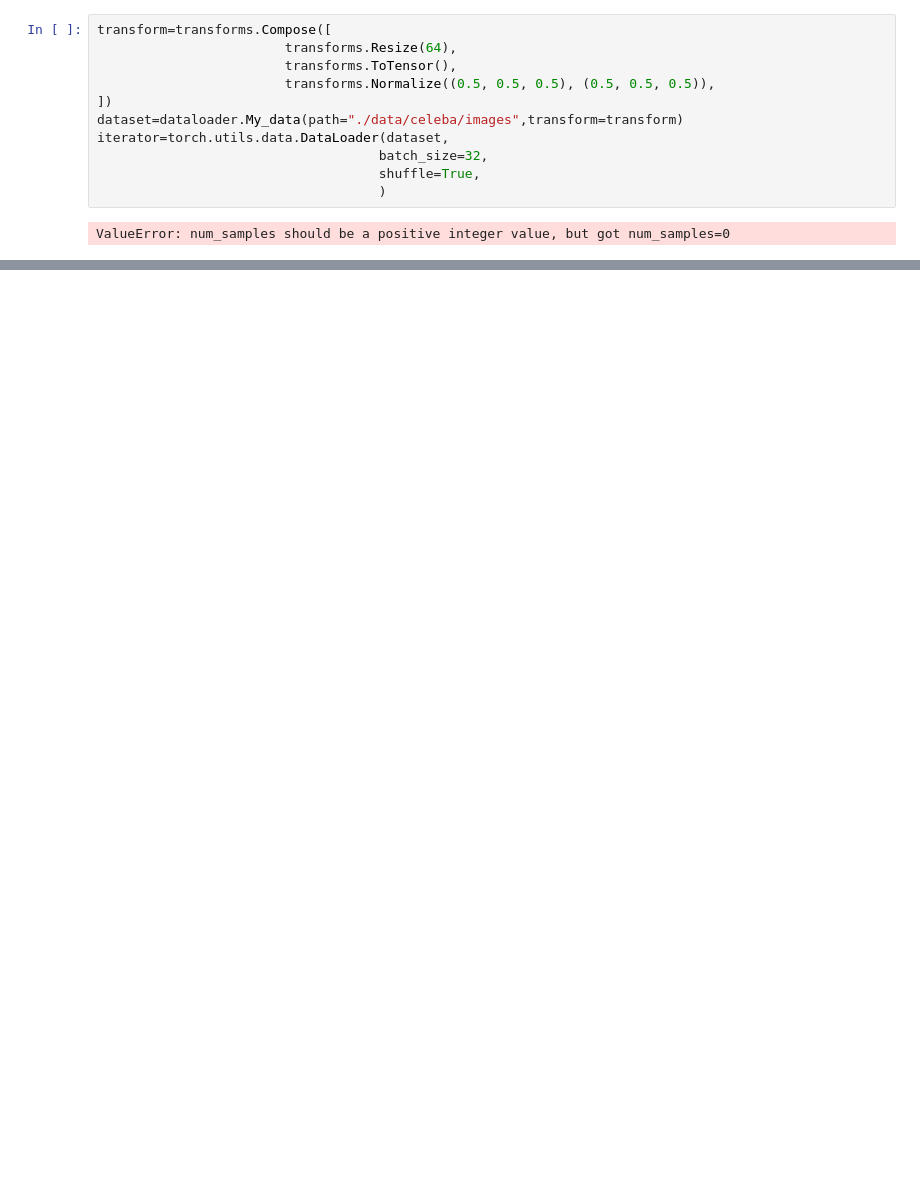
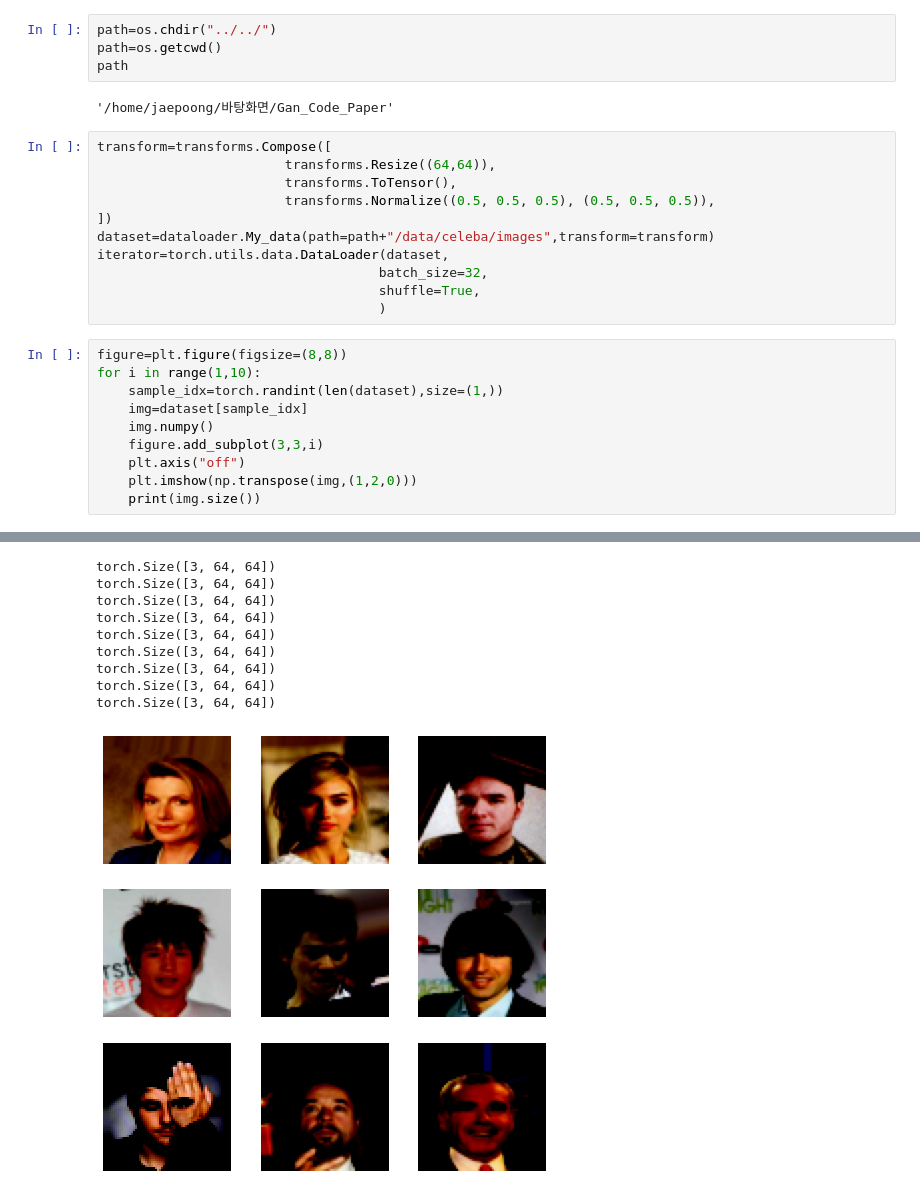
Before and after one commit to jaepoong/Gan-, a Jupyter notebook: code_practice/DCGan/test.ipynb, the cells around one changed output, grey strips where cells are left out. Drawn from its saved outputs; the diff is of its cells as text; blank space fills up the shorter version.

```diff
--- a/code_practice/DCGan/test.ipynb
+++ b/code_practice/DCGan/test.ipynb
@@ -13,13 +15,28 @@ import tqdm
+# %%
+path=os.chdir("../../")
+path=os.getcwd()
+path
+# %% [output]
+'/home/jaepoong/바탕화면/Gan_Code_Paper'
 # %%
 transform=transforms.Compose([
-                        transforms.Resize(64),
+                        transforms.Resize((64,64)),
                         transforms.ToTensor(),
                         transforms.Normalize((0.5, 0.5, 0.5), (0.5, 0.5, 0.5)),
 ])
-dataset=dataloader.My_data(path="./data/celeba/images",transform=transform)
+dataset=dataloader.My_data(path=path+"/data/celeba/images",transform=transform)
 iterator=torch.utils.data.DataLoader(dataset,
                                     batch_size=32,
                                     shuffle=True,
                                     )
-# %% [output]
-ValueError: num_samples should be a positive integer value, but got num_samples=0
+# %%
+figure=plt.figure(figsize=(8,8))
+for i in range(1,10):
+    sample_idx=torch.randint(len(dataset),size=(1,))
+    img=dataset[sample_idx]
+    img.numpy()
+    figure.add_subplot(3,3,i)
+    plt.axis("off")
+    plt.imshow(np.transpose(img,(1,2,0)))
+    print(img.size())
+# %% [output]
@@ -25,0 +52,10 @@ ValueError: num_samples should be a positive integer value, but got num_samples=
+torch.Size([3, 64, 64])
+torch.Size([3, 64, 64])
+torch.Size([3, 64, 64])
+torch.Size([3, 64, 64])
+torch.Size([3, 64, 64])
+torch.Size([3, 64, 64])
+torch.Size([3, 64, 64])
+torch.Size([3, 64, 64])
+torch.Size([3, 64, 64])
+[figure, added]
```
Also changed, not shown: parts of 2 cells of this notebook, 16 other files.
